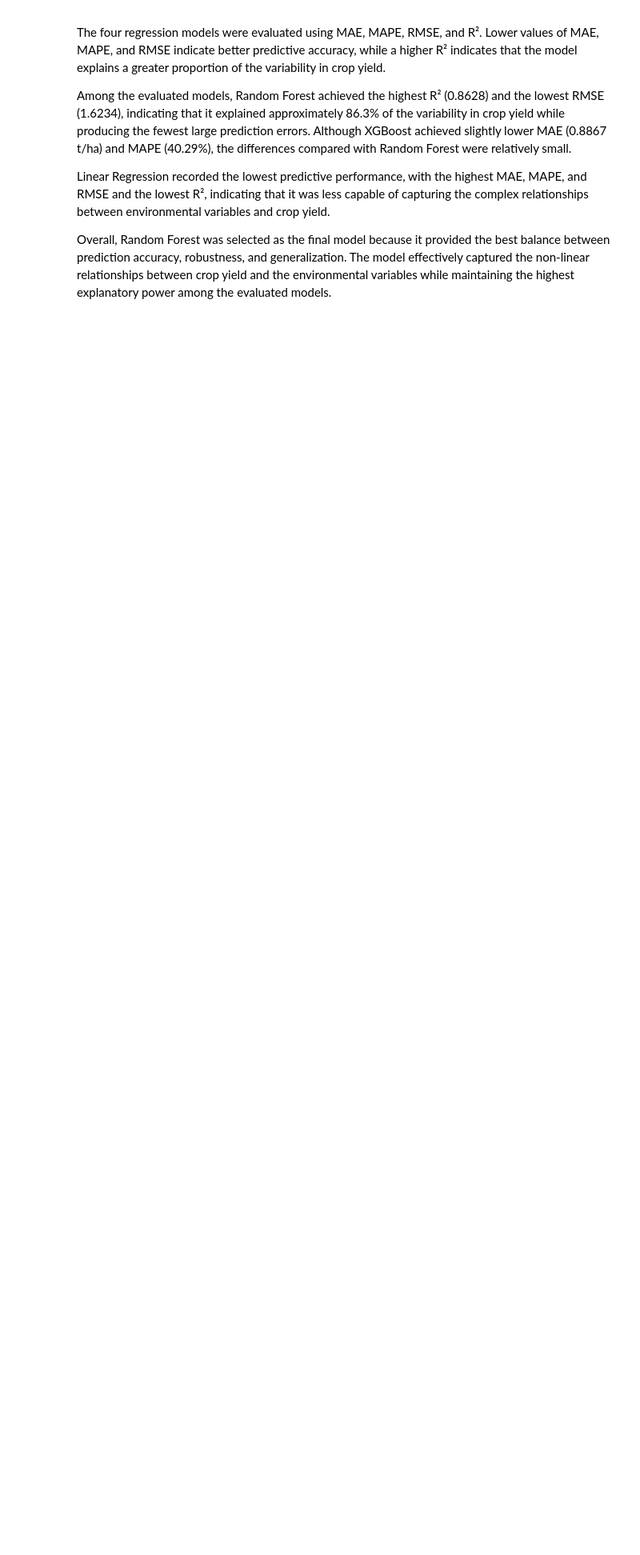
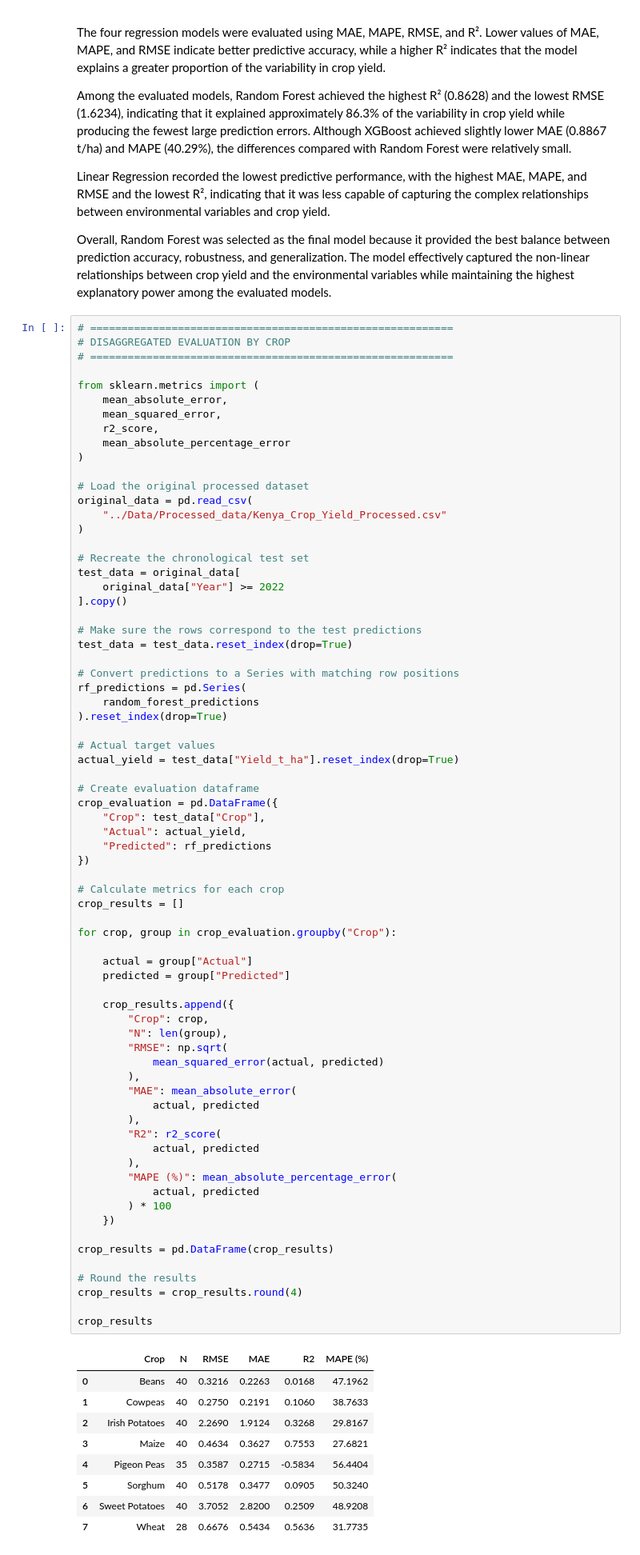
Before and after one commit to IyvonneAyoyi/Crop-Yield-Prediction-Kenya, a Jupyter notebook: notebooks/04_Evaluation.ipynb, the cells around one changed output. Shown at 80% size. Cells and saved outputs as stored; diff of their text form; blank space fills up the shorter version.

```diff
--- a/notebooks/04_Evaluation.ipynb
+++ b/notebooks/04_Evaluation.ipynb
@@ -150,3 +224,84 @@ Among the evaluated models, Random Forest achieved the highest R² (0.8628) and
 Linear Regression recorded the lowest predictive performance, with the highest MAE, MAPE, and RMSE and the lowest R², indicating that it was less capable of capturing the complex relationships between environmental variables and crop yield.
 
 Overall, Random Forest was selected as the final model because it provided the best balance between prediction accuracy, robustness, and generalization. The model effectively captured the non-linear relationships between crop yield and the environmental variables while maintaining the highest explanatory power among the evaluated models.
+# %%
+# ==========================================================
+# DISAGGREGATED EVALUATION BY CROP
+# ==========================================================
+
+from sklearn.metrics import (
+    mean_absolute_error,
+    mean_squared_error,
+    r2_score,
+    mean_absolute_percentage_error
+)
+
+# Load the original processed dataset
+original_data = pd.read_csv(
+    "../Data/Processed_data/Kenya_Crop_Yield_Processed.csv"
+)
+
+# Recreate the chronological test set
+test_data = original_data[
+    original_data["Year"] >= 2022
+].copy()
+
+# Make sure the rows correspond to the test predictions
+test_data = test_data.reset_index(drop=True)
+
+# Convert predictions to a Series with matching row positions
+rf_predictions = pd.Series(
+    random_forest_predictions
+).reset_index(drop=True)
+
+# Actual target values
+actual_yield = test_data["Yield_t_ha"].reset_index(drop=True)
+
+# Create evaluation dataframe
+crop_evaluation = pd.DataFrame({
+    "Crop": test_data["Crop"],
+    "Actual": actual_yield,
+    "Predicted": rf_predictions
+})
+
+# Calculate metrics for each crop
+crop_results = []
+
+for crop, group in crop_evaluation.groupby("Crop"):
+
+    actual = group["Actual"]
+    predicted = group["Predicted"]
+
+    crop_results.append({
+        "Crop": crop,
+        "N": len(group),
+        "RMSE": np.sqrt(
+            mean_squared_error(actual, predicted)
+        ),
+        "MAE": mean_absolute_error(
+            actual, predicted
+        ),
+        "R2": r2_score(
+            actual, predicted
+        ),
+        "MAPE (%)": mean_absolute_percentage_error(
+            actual, predicted
+        ) * 100
+    })
+
+crop_results = pd.DataFrame(crop_results)
+
+# Round the results
+crop_results = crop_results.round(4)
+
+crop_results
+# %% [output]
+|  | Crop | N | RMSE | MAE | R2 | MAPE (%) |
+| 0 | Beans | 40 | 0.3216 | 0.2263 | 0.0168 | 47.1962 |
+| 1 | Cowpeas | 40 | 0.2750 | 0.2191 | 0.1060 | 38.7633 |
+| 2 | Irish Potatoes | 40 | 2.2690 | 1.9124 | 0.3268 | 29.8167 |
+| 3 | Maize | 40 | 0.4634 | 0.3627 | 0.7553 | 27.6821 |
+| 4 | Pigeon Peas | 35 | 0.3587 | 0.2715 | -0.5834 | 56.4404 |
+| 5 | Sorghum | 40 | 0.5178 | 0.3477 | 0.0905 | 50.3240 |
+| 6 | Sweet Potatoes | 40 | 3.7052 | 2.8200 | 0.2509 | 48.9208 |
+| 7 | Wheat | 28 | 0.6676 | 0.5434 | 0.5636 | 31.7735 |
```
Also changed, not shown: parts of 3 cells of this notebook, 5 other files.
